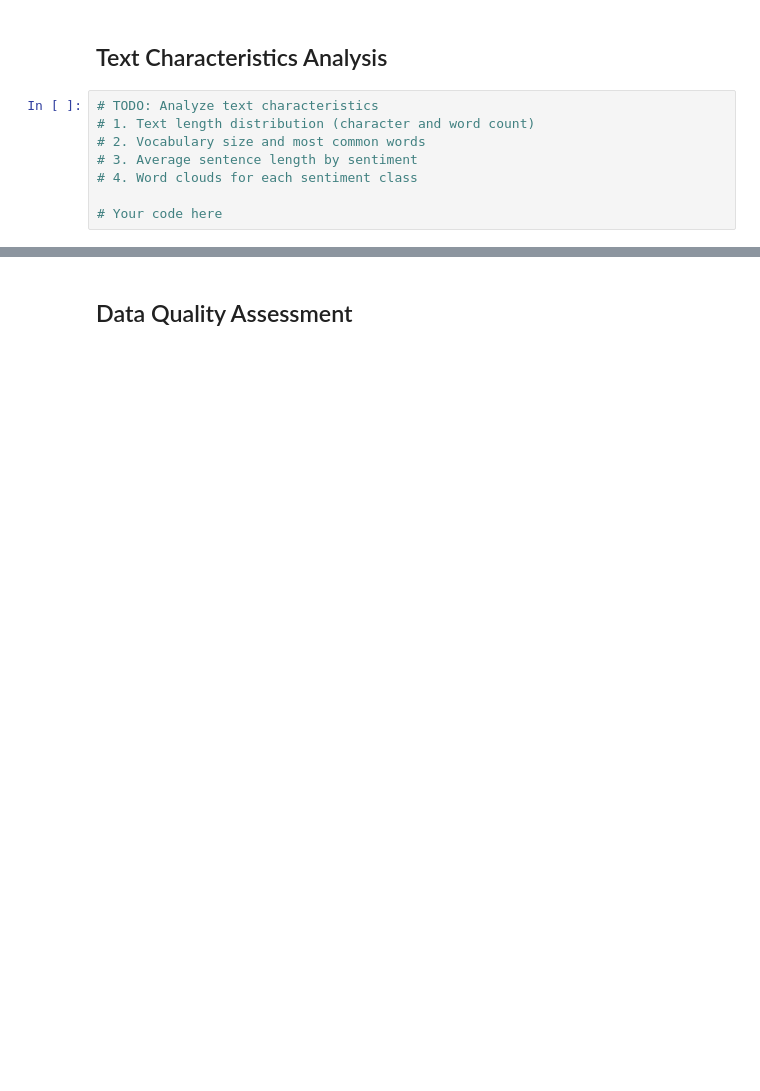
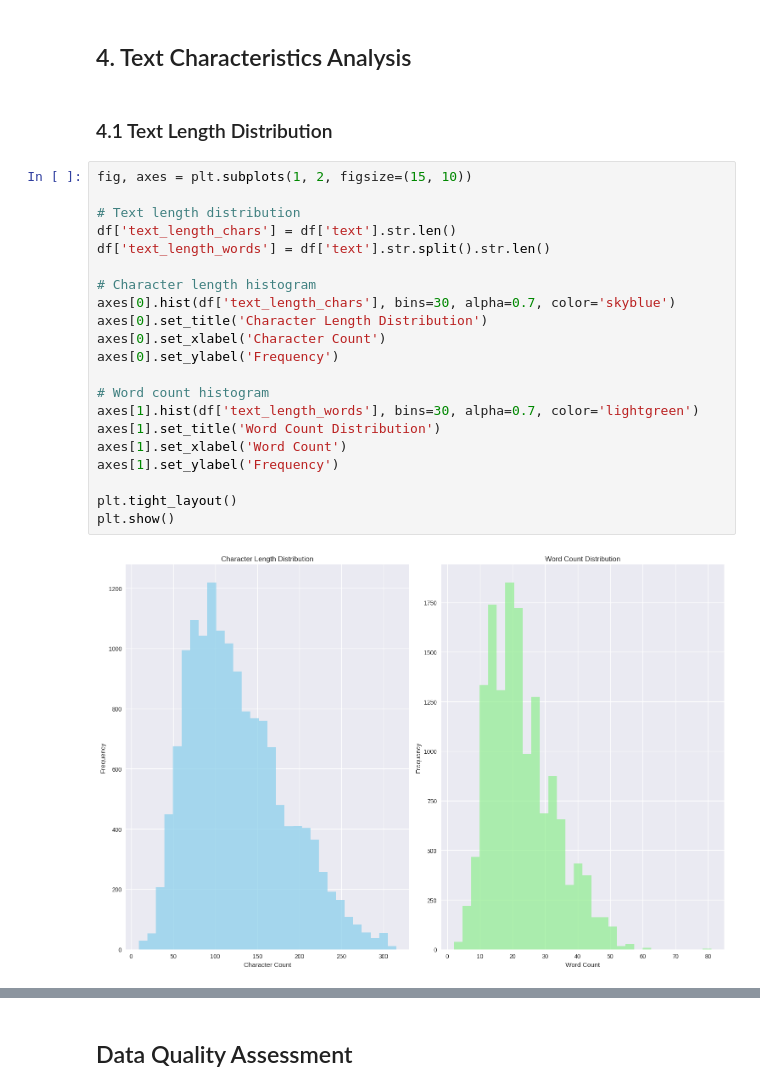
Before and after one commit to starbachi/FinSent, a Jupyter notebook: notebooks/01_data_exploration.ipynb, the cells around one changed output, grey strips where cells are left out. Cells and saved outputs as stored; diff of their text form; blank space fills up the shorter version.

```diff
--- a/notebooks/01_data_exploration.ipynb
+++ b/notebooks/01_data_exploration.ipynb
@@ -69,10 +127,27 @@ plt.style.use('seaborn-v0_8')
 # %% [markdown]
-## Text Characteristics Analysis
+## 4. Text Characteristics Analysis
+# %% [markdown]
+### 4.1 Text Length Distribution
 # %%
-# TODO: Analyze text characteristics
-# 1. Text length distribution (character and word count)
-# 2. Vocabulary size and most common words
-# 3. Average sentence length by sentiment
-# 4. Word clouds for each sentiment class
+fig, axes = plt.subplots(1, 2, figsize=(15, 10))
 
-# Your code here
+# Text length distribution
+df['text_length_chars'] = df['text'].str.len()
+df['text_length_words'] = df['text'].str.split().str.len()
+
+# Character length histogram
+axes[0].hist(df['text_length_chars'], bins=30, alpha=0.7, color='skyblue')
+axes[0].set_title('Character Length Distribution')
+axes[0].set_xlabel('Character Count')
+axes[0].set_ylabel('Frequency')
+
+# Word count histogram
+axes[1].hist(df['text_length_words'], bins=30, alpha=0.7, color='lightgreen')
+axes[1].set_title('Word Count Distribution')
+axes[1].set_xlabel('Word Count')
+axes[1].set_ylabel('Frequency')
+
+plt.tight_layout()
+plt.show()
+# %% [output]
+[figure, added]
```
Also changed, not shown: parts of 23 cells of this notebook, 1 other file.
